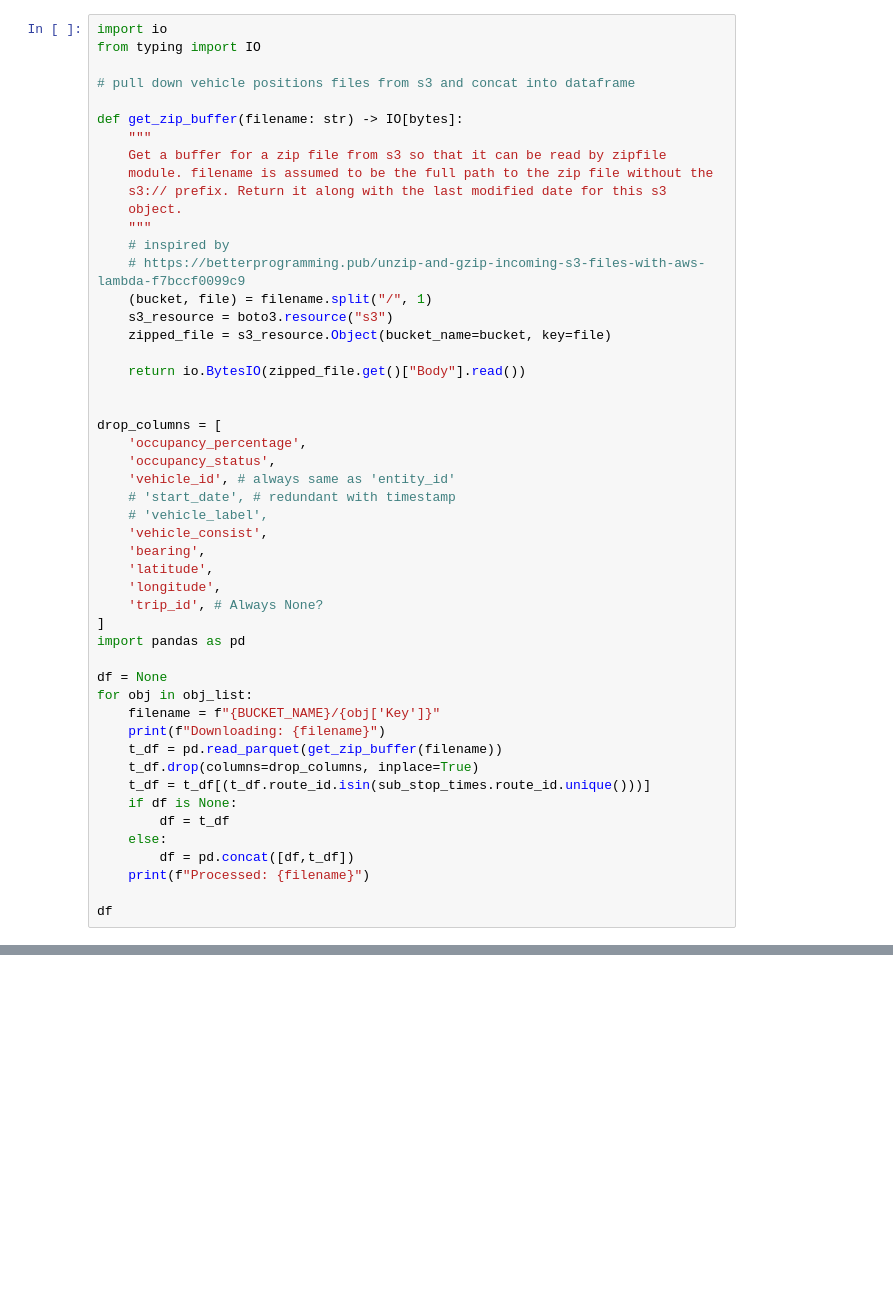
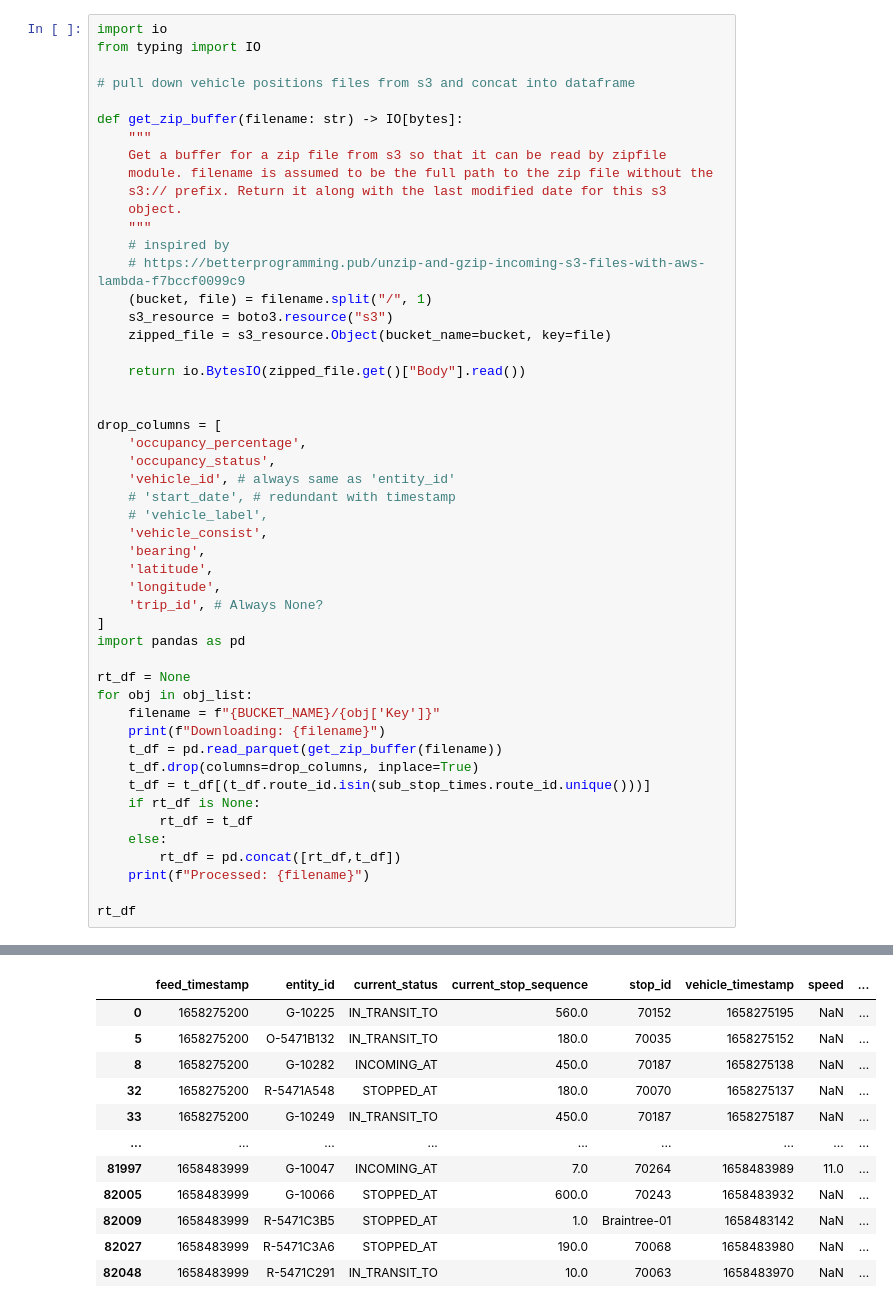
Before and after one commit to paulswartz/lamp, a Jupyter notebook: notebook/gtfs_rt.ipynb, the cells around one changed output, grey strips where cells are left out. Cells and saved outputs as stored; diff of their text form; blank space fills up the shorter version.

```diff
--- a/notebook/gtfs_rt.ipynb
+++ b/notebook/gtfs_rt.ipynb
@@ -116,17 +197,18 @@ drop_columns = [
 ]
 import pandas as pd
 
-df = None
+rt_df = None
 for obj in obj_list:
     filename = f"{BUCKET_NAME}/{obj['Key']}"
     print(f"Downloading: {filename}")
     t_df = pd.read_parquet(get_zip_buffer(filename))
     t_df.drop(columns=drop_columns, inplace=True)
     t_df = t_df[(t_df.route_id.isin(sub_stop_times.route_id.unique()))]
-    if df is None:
-        df = t_df
+    if rt_df is None:
+        rt_df = t_df
     else:
-        df = pd.concat([df,t_df])
+        rt_df = pd.concat([rt_df,t_df])
     print(f"Processed: {filename}")
 
-df
+rt_df
+# %% [output]
@@ -132,0 +232,12 @@ df
+|  | feed_timestamp | entity_id | current_status | current_stop_sequence | stop_id | vehicle_timestamp | speed | ... |
+| 0 | 1658275200 | G-10225 | IN_TRANSIT_TO | 560.0 | 70152 | 1658275195 | NaN | ... |
+| 5 | 1658275200 | O-5471B132 | IN_TRANSIT_TO | 180.0 | 70035 | 1658275152 | NaN | ... |
+| 8 | 1658275200 | G-10282 | INCOMING_AT | 450.0 | 70187 | 1658275138 | NaN | ... |
+| 32 | 1658275200 | R-5471A548 | STOPPED_AT | 180.0 | 70070 | 1658275137 | NaN | ... |
+| 33 | 1658275200 | G-10249 | IN_TRANSIT_TO | 450.0 | 70187 | 1658275187 | NaN | ... |
+| ... | ... | ... | ... | ... | ... | ... | ... | ... |
+| 81997 | 1658483999 | G-10047 | INCOMING_AT | 7.0 | 70264 | 1658483989 | 11.0 | ... |
+| 82005 | 1658483999 | G-10066 | STOPPED_AT | 600.0 | 70243 | 1658483932 | NaN | ... |
+| 82009 | 1658483999 | R-5471C3B5 | STOPPED_AT | 1.0 | Braintree-01 | 1658483142 | NaN | ... |
+| 82027 | 1658483999 | R-5471C3A6 | STOPPED_AT | 190.0 | 70068 | 1658483980 | NaN | ... |
+| 82048 | 1658483999 | R-5471C291 | IN_TRANSIT_TO | 10.0 | 70063 | 1658483970 | NaN | ... |
```
Also changed, not shown: parts of 14 cells of this notebook.
